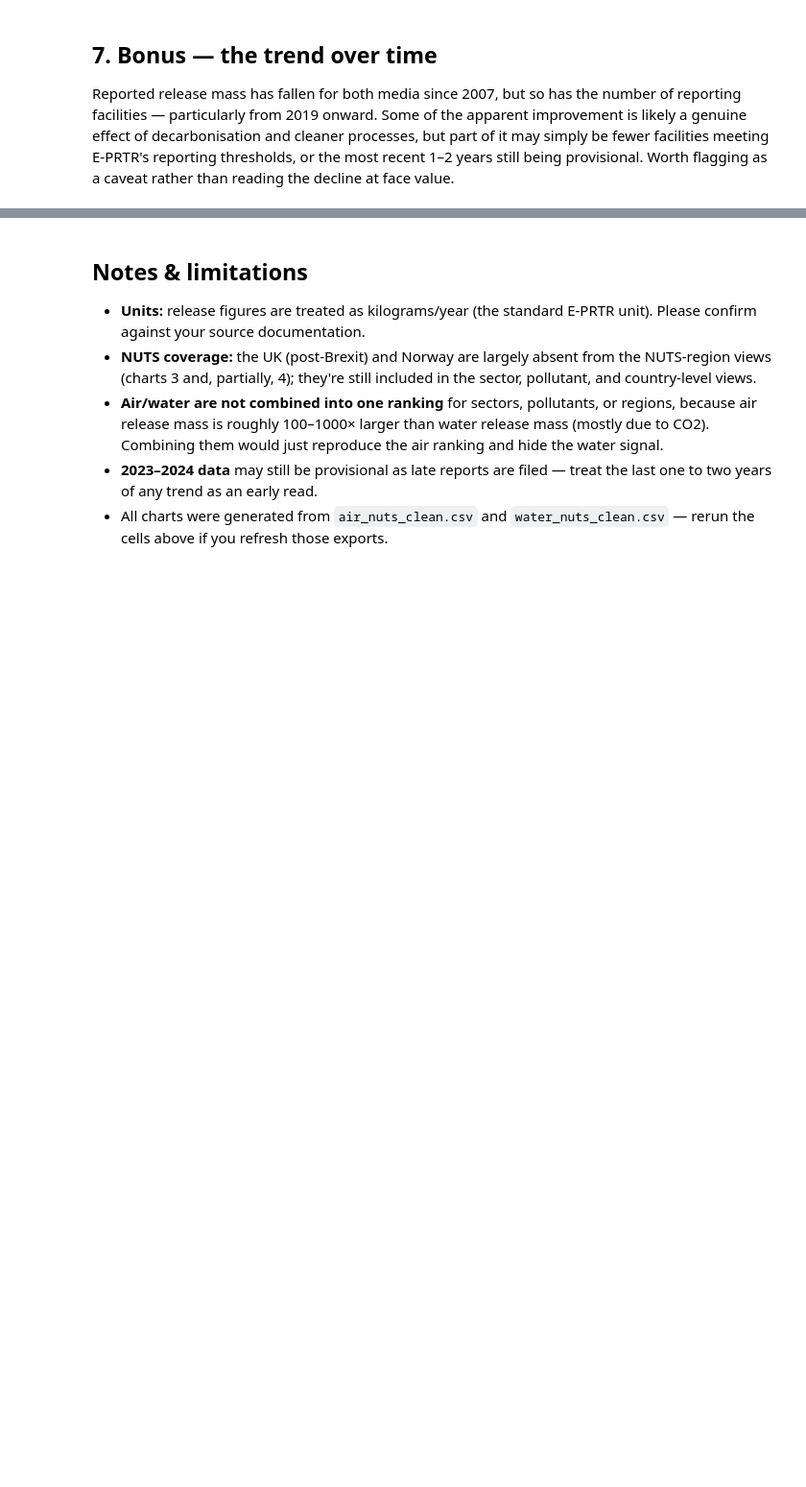
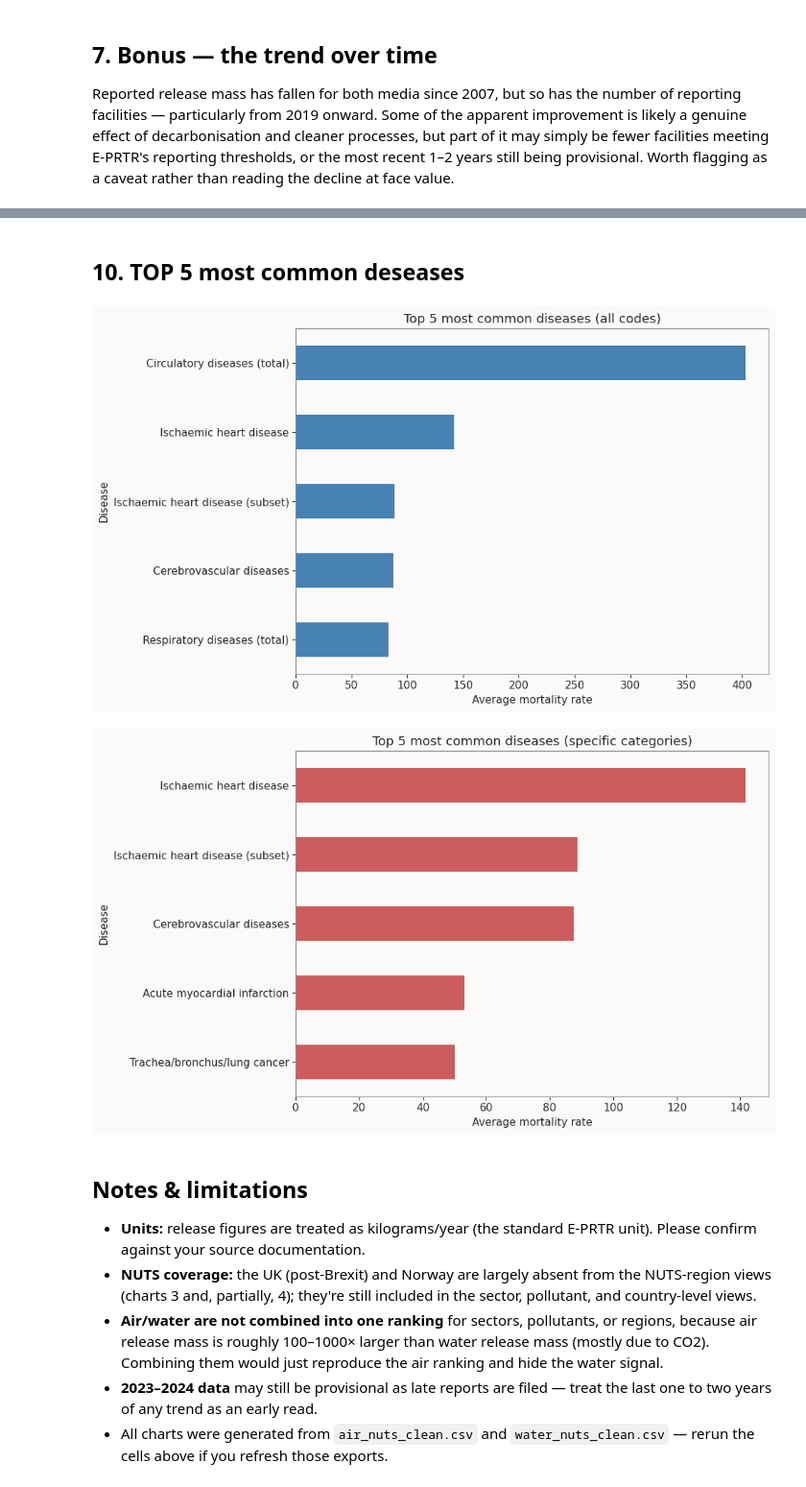
Before and after one commit to bibianglez/Final_project, a Jupyter notebook: notebooks/Final_project_final_version.ipynb, the cells around one changed output, grey strips where cells are left out. Shown at 96% size. Cells and saved outputs as stored; diff of their text form; code cells hidden in the pictures; blank space fills up the shorter version.

```diff
--- a/notebooks/Final_project_final_version.ipynb
+++ b/notebooks/Final_project_final_version.ipynb
@@ -859,3 +1378,31 @@ plt.show()
+# %% [markdown]
+## 10. TOP 5 most common deseases
+# %%
+top5_all = df_m.groupby('disease_name')['mortality_rate'].mean().sort_values(ascending=False).head(5)
+
+plt.figure(figsize=(10, 6))
+top5_all.plot(kind='barh', color='steelblue')
+plt.title('Top 5 most common diseases (all codes)')
+plt.xlabel('Average mortality rate')
+plt.ylabel('Disease')
+plt.gca().invert_yaxis()
+plt.tight_layout()
+plt.show()
+
+df_m_specific = df_m[~df_m['icd10'].isin(['I', 'J'])]
+top5_specific = df_m_specific.groupby('disease_name')['mortality_rate'].mean().sort_values(ascending=False).head(5)
+
+plt.figure(figsize=(10, 6))
+top5_specific.plot(kind='barh', color='indianred')
+plt.title('Top 5 most common diseases (specific categories)')
+plt.xlabel('Average mortality rate')
+plt.ylabel('Disease')
+plt.gca().invert_yaxis()
+plt.tight_layout()
+plt.show()
+# %% [output]
+[figure, added]
+[figure, added]
 # %% [markdown]
 ## Notes & limitations
 
```
Also changed, not shown: parts of 55 cells of this notebook, 1 other file.
